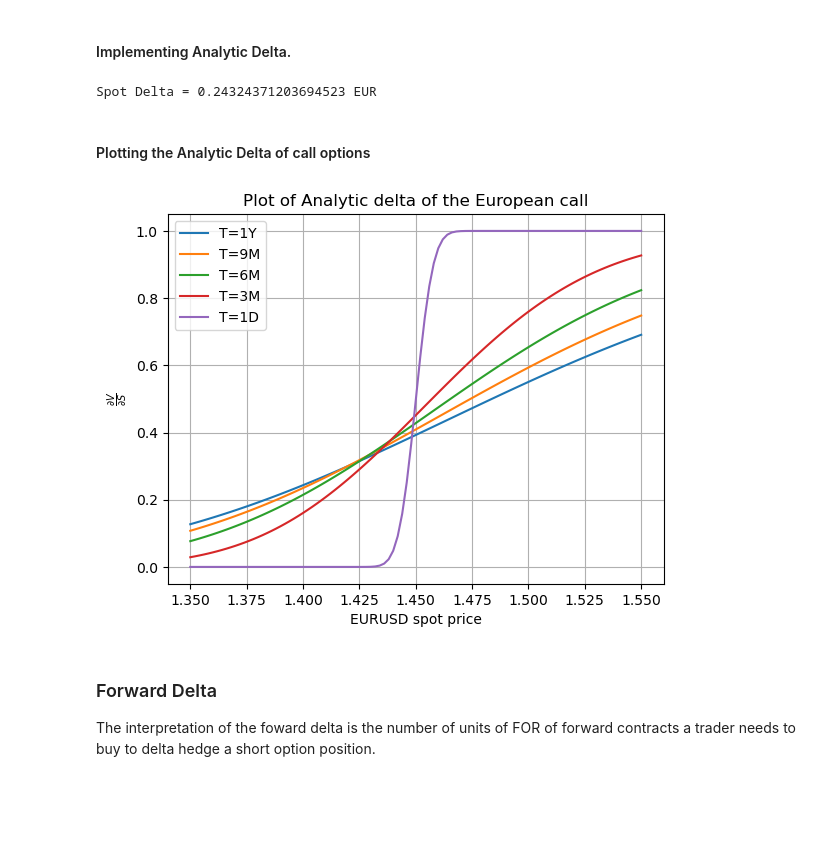
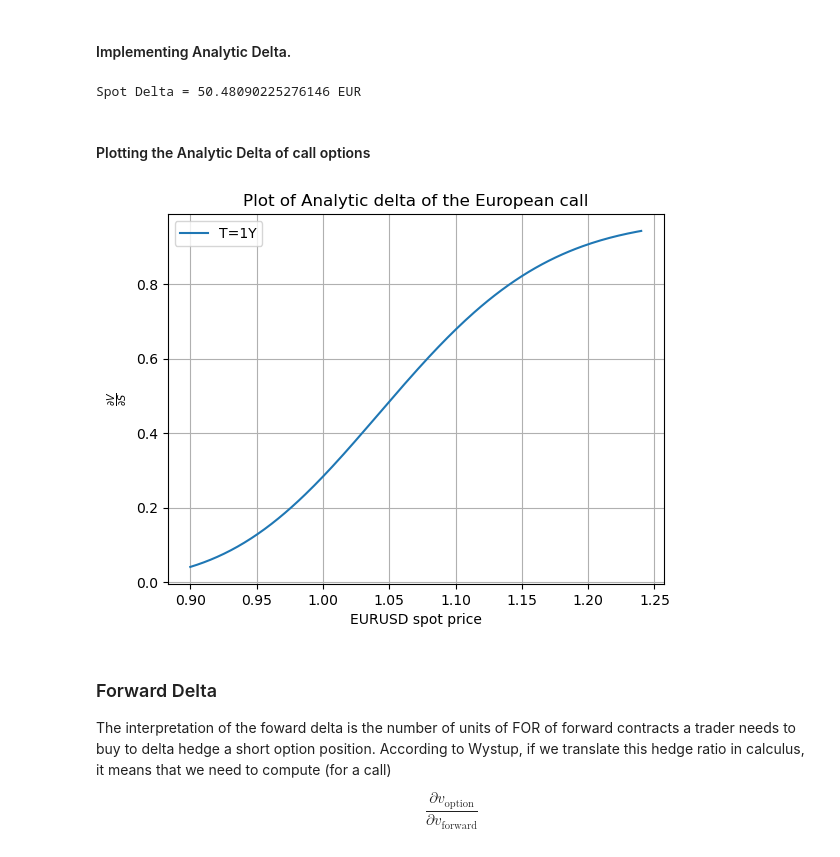
Before and after one commit to quantophile/blog, a Jupyter notebook: mathsummaries/notebooks/Exploring Option Greeks.ipynb, the cells around one changed output. Drawn from its saved outputs; the diff is of its cells as text; code cells hidden in the pictures; blank space fills up the shorter version.

```diff
--- a/mathsummaries/notebooks/Exploring Option Greeks.ipynb
+++ b/mathsummaries/notebooks/Exploring Option Greeks.ipynb
@@ -109,20 +109,14 @@ import matplotlib.pyplot as plt
 
 plt.grid(True)
 plt.title('Plot of EUR Call/USD Put Option price')
-S_t = np.linspace(1.35,1.55,101)
+S_t = np.linspace(0.90,1.24,201)
+CCY1Notional = 1.00
+
 call_price_1y = PV(S_t,K,t,1.0,r_DOM,r_FOR,sigma, CCY1Notional,callPut = CallPut.CALL_OPTION)
-call_price_9m = PV(S_t,K,t,0.75,r_DOM,r_FOR,sigma, CCY1Notional,callPut = CallPut.CALL_OPTION)
-call_price_6m = PV(S_t,K,t,0.50,r_DOM,r_FOR,sigma, CCY1Notional,callPut = CallPut.CALL_OPTION)
-call_price_3m = PV(S_t,K,t,0.25,r_DOM,r_FOR,sigma, CCY1Notional,callPut = CallPut.CALL_OPTION)
-call_price_1d = PV(S_t,K,t,(1.0/365.00),r_DOM,r_FOR,sigma, CCY1Notional,callPut = CallPut.CALL_OPTION)
 
 plt.xlabel(r'EURUSD FX spot')
 plt.xlabel(r'Option price (USD)')
 plt.plot(S_t,call_price_1y)
-plt.plot(S_t,call_price_9m)
-plt.plot(S_t,call_price_6m)
-plt.plot(S_t,call_price_3m)
-plt.plot(S_t,call_price_1d)
 
 plt.show()
 # %% [output]
@@ -237,38 +223,35 @@ def analyticDelta(S_t,K,t,T,r_DOM,r_FOR,sigma,CCY1Notional, callPut = CallPut.CA
     d_plus = dPlus(S_t,K,t,T,r_DOM,r_FOR,sigma)
     return omega * np.exp(-r_FOR * (T-t)) * norm.cdf(omega * d_plus) * CCY1Notional
 # %%
-S_t=1.40 ; K=1.45 ; t=0.0 ;T=1.0 ; r_DOM=0.04 ; r_FOR=0.06 ; sigma=0.08 ; CCY1Notional=1.00
+S_t=1.0549 ; CCY1Notional=100.00
 
 pips_spot_delta = analyticDelta(S_t,K,t,T,r_DOM,r_FOR,sigma,CCY1Notional, callPut = CallPut.CALL_OPTION)
 print(f"Spot Delta = {pips_spot_delta} EUR")
 # %% [output]
-Spot Delta = 0.24324371203694523 EUR
+Spot Delta = 50.48090225276146 EUR
 # %% [markdown]
 #### Plotting the Analytic Delta of call options
 # %%
 plt.close()
 
 plt.grid(True)
 plt.title('Plot of Analytic delta of the European call')
 plt.xlabel('EURUSD spot price')
 plt.ylabel(r'$\frac{\partial V}{\partial S}$')
 
-S_t = np.linspace(1.35,1.55,101)
+S_t = np.linspace(0.90,1.24,201)
+CCY1Notional = 1.00
 delta = analyticDelta(S_t,K,t,1.0,r_DOM,r_FOR,sigma,CCY1Notional, callPut = CallPut.CALL_OPTION)
 plt.plot(S_t,delta,label='T=1Y')
-delta = analyticDelta(S_t,K,t,0.75,r_DOM,r_FOR,sigma,CCY1Notional, callPut = CallPut.CALL_OPTION)
-plt.plot(S_t,delta,label='T=9M')
-delta = analyticDelta(S_t,K,t,0.50,r_DOM,r_FOR,sigma,CCY1Notional, callPut = CallPut.CALL_OPTION)
-plt.plot(S_t,delta,label='T=6M')
-delta = analyticDelta(S_t,K,t,0.25,r_DOM,r_FOR,sigma,CCY1Notional, callPut = CallPut.CALL_OPTION)
-plt.plot(S_t,delta,label='T=3M')
-delta = analyticDelta(S_t,K,t,1/365.0,r_DOM,r_FOR,sigma,CCY1Notional, callPut = CallPut.CALL_OPTION)
-plt.plot(S_t,delta,label='T=1D')
 plt.legend(loc="upper left")
 plt.show()
 # %% [output]
-[figure, old version]
+[figure, new version]
 # %% [markdown]
 ### Forward Delta
 
-The interpretation of the foward delta is the number of units of FOR of forward contracts a trader needs to buy to delta hedge a short option position.
+The interpretation of the foward delta is the number of units of FOR of forward contracts a trader needs to buy to delta hedge a short option position. According to Wystup, if we translate this hedge ratio in calculus, it means that we need to compute (for a call)
+
+$$
+\frac{\partial v_{\text{option}}}{\partial v_{\text{forward}}}
+$$
```
Also changed, not shown: parts of 35 cells of this notebook, 4 other files.
